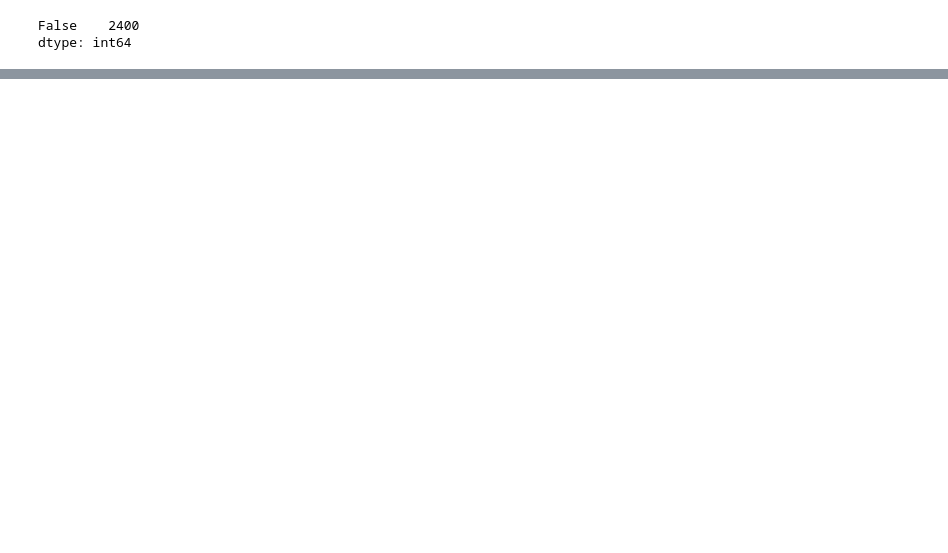
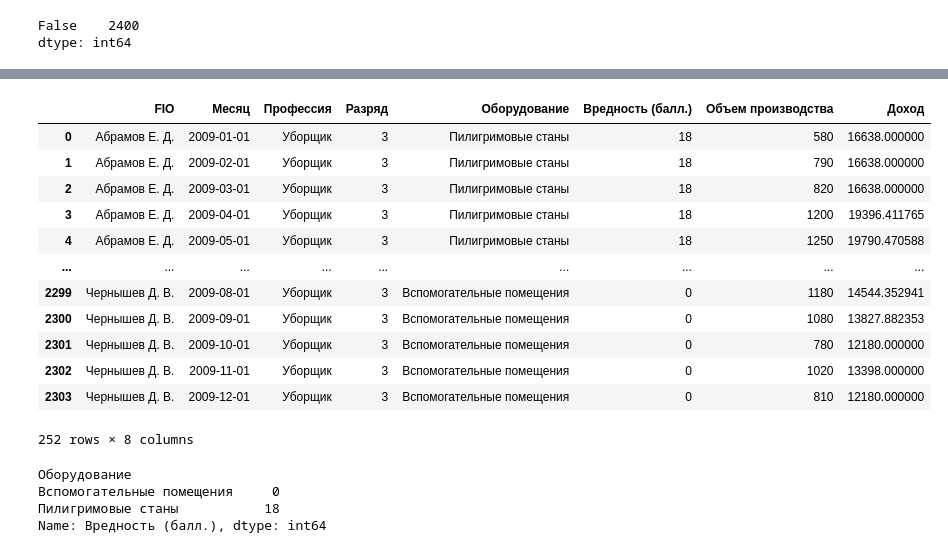
Before and after one commit to Jorshya/test_task_01, a Jupyter notebook: Test_5.0.ipynb, the cells around one changed output, grey strips where cells are left out. Saved outputs shown, nothing was run; the diff lists cells and outputs as text; code cells hidden in the pictures; blank space fills up the shorter version.

```diff
--- a/Test_5.0.ipynb
+++ b/Test_5.0.ipynb
@@ -44,0 +74,2 @@ dtype: int64
+# %%
+df_cleaners = df[df['Профессия'] == 'Уборщик'] # создаем выбору с фильтром по профессии 'уборщик'
@@ -44,0 +88,24 @@ dtype: int64
+# %%
+df_cleaners
+# %% [output]
+|  | FIO | Месяц | Профессия | Разряд | Оборудование | Вредность (балл.) | Объем производства | Доход |
+| 0 | Абрамов Е. Д. | 2009-01-01 | Уборщик | 3 | Пилигримовые станы | 18 | 580 | 16638.000000 |
+| 1 | Абрамов Е. Д. | 2009-02-01 | Уборщик | 3 | Пилигримовые станы | 18 | 790 | 16638.000000 |
+| 2 | Абрамов Е. Д. | 2009-03-01 | Уборщик | 3 | Пилигримовые станы | 18 | 820 | 16638.000000 |
+| 3 | Абрамов Е. Д. | 2009-04-01 | Уборщик | 3 | Пилигримовые станы | 18 | 1200 | 19396.411765 |
+| 4 | Абрамов Е. Д. | 2009-05-01 | Уборщик | 3 | Пилигримовые станы | 18 | 1250 | 19790.470588 |
+| ... | ... | ... | ... | ... | ... | ... | ... | ... |
+| 2299 | Чернышев Д. В. | 2009-08-01 | Уборщик | 3 | Вспомогательные помещения | 0 | 1180 | 14544.352941 |
+| 2300 | Чернышев Д. В. | 2009-09-01 | Уборщик | 3 | Вспомогательные помещения | 0 | 1080 | 13827.882353 |
+| 2301 | Чернышев Д. В. | 2009-10-01 | Уборщик | 3 | Вспомогательные помещения | 0 | 780 | 12180.000000 |
+| 2302 | Чернышев Д. В. | 2009-11-01 | Уборщик | 3 | Вспомогательные помещения | 0 | 1020 | 13398.000000 |
+| 2303 | Чернышев Д. В. | 2009-12-01 | Уборщик | 3 | Вспомогательные помещения | 0 | 810 | 12180.000000 |
+252 rows × 8 columns
+# %%
+# убедились что от обородувание зависит вредность
+df_cleaners.groupby('Оборудование')['Вредность (балл.)'].mean()
+# %% [output]
+Оборудование
+Вспомогательные помещения     0
+Пилигримовые станы           18
+Name: Вредность (балл.), dtype: int64
```
Also changed, not shown: parts of 56 cells of this notebook.
